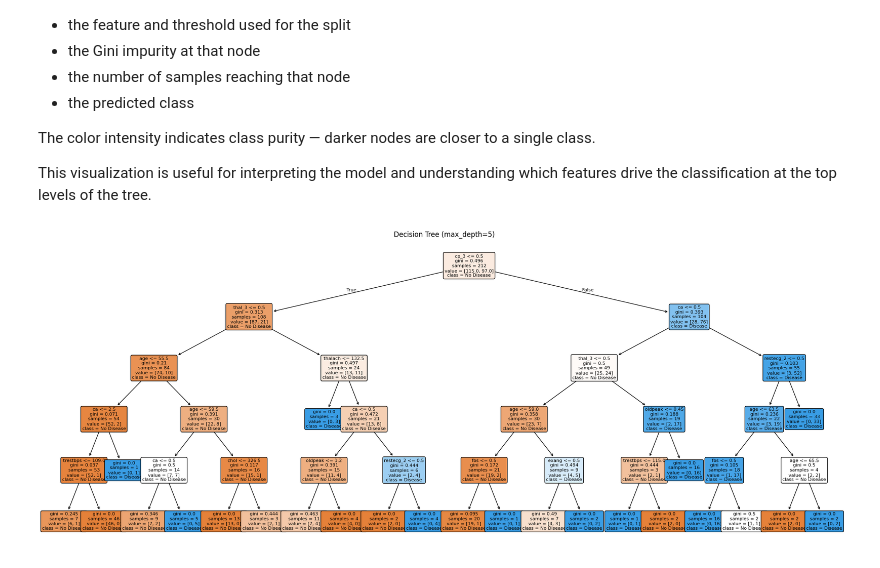
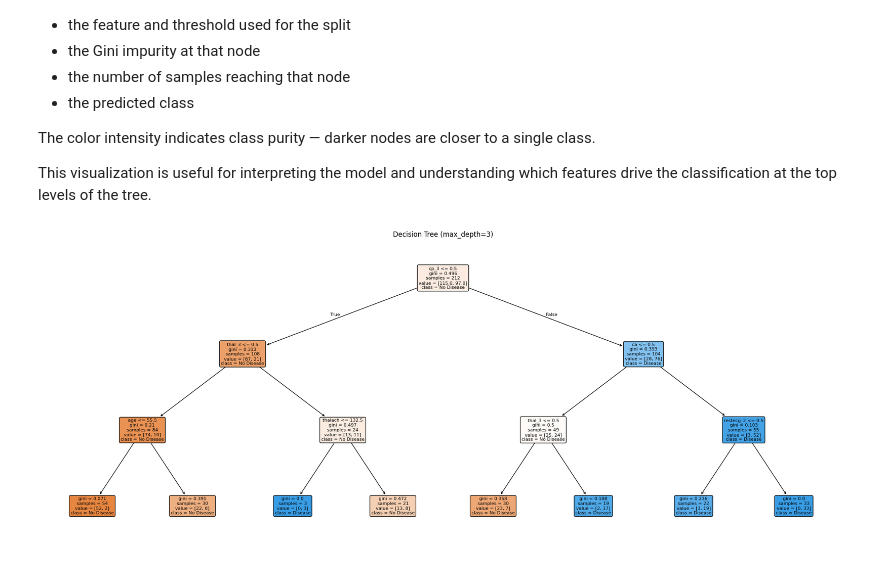
Before and after one commit to userrrcv/Data-Mining-, a Jupyter notebook: Homework1/DecisionTree/Heart_Disease_DT.ipynb, the cells around one changed output. Saved outputs shown, nothing was run; the diff lists cells and outputs as text; code cells hidden in the pictures.

```diff
--- a/Homework1/DecisionTree/Heart_Disease_DT.ipynb
+++ b/Homework1/DecisionTree/Heart_Disease_DT.ipynb
@@ -192,7 +236,7 @@ The model is retrained with this configuration and used for all
 subsequent evaluations.
 # %%
 #Retrain with the best configuration
-best_dt = DecisionTreeClassifier(criterion='gini', max_depth=5, random_state=42)
+best_dt = DecisionTreeClassifier(criterion='gini', max_depth=3, random_state=42)
 best_dt.fit(X_train, y_train)
 
 #Generate predictions on the test set
@@ -372,13 +500,13 @@ which features drive the classification at the top levels of the tree.
 # %%
 #Visualize the decision tree structure
 plt.figure(figsize=(20, 8))
 plot_tree(best_dt,
           feature_names=X_train.columns,
           class_names=['No Disease', 'Disease'],
           filled=True, rounded=True, fontsize=8)
 
-plt.title('Decision Tree (max_depth=5)')
+plt.title('Decision Tree (max_depth=3)')
 plt.tight_layout()
 plt.show()
 # %% [output]
-[figure, old version]
+[figure, new version]
```
Also changed, not shown: parts of 17 cells of this notebook.
